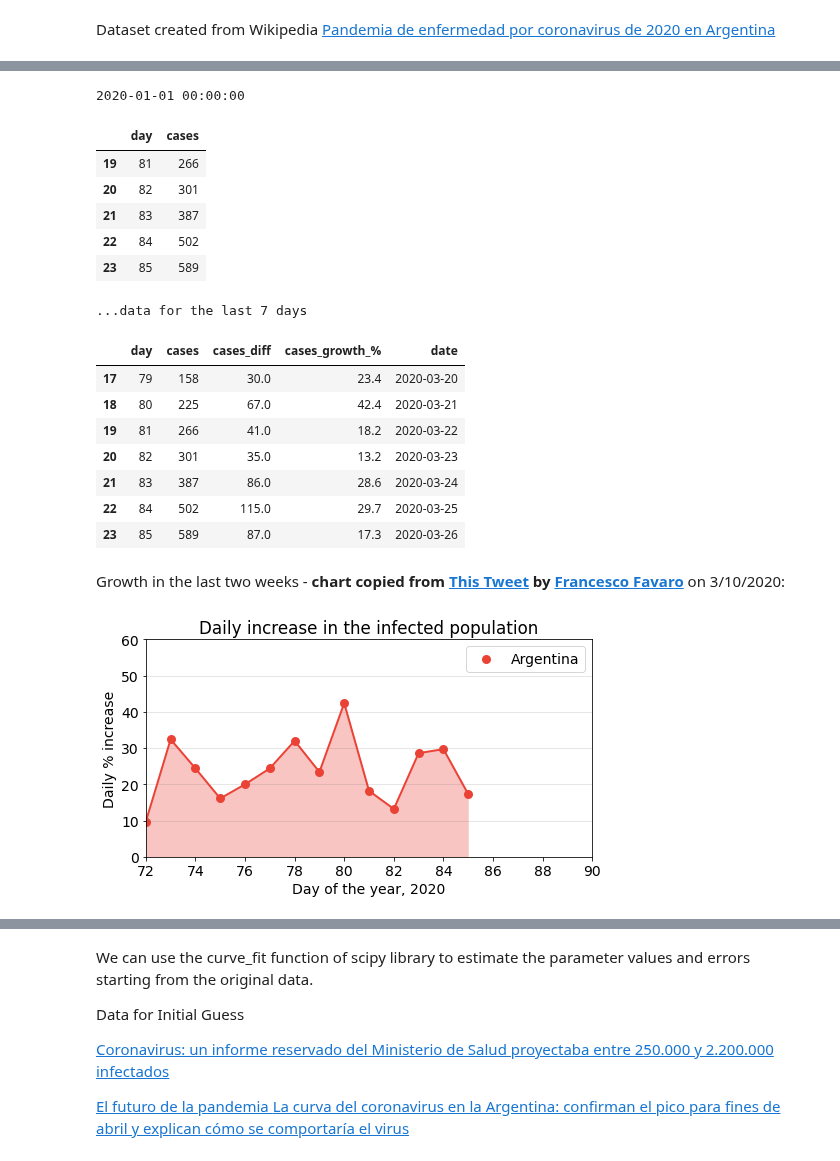
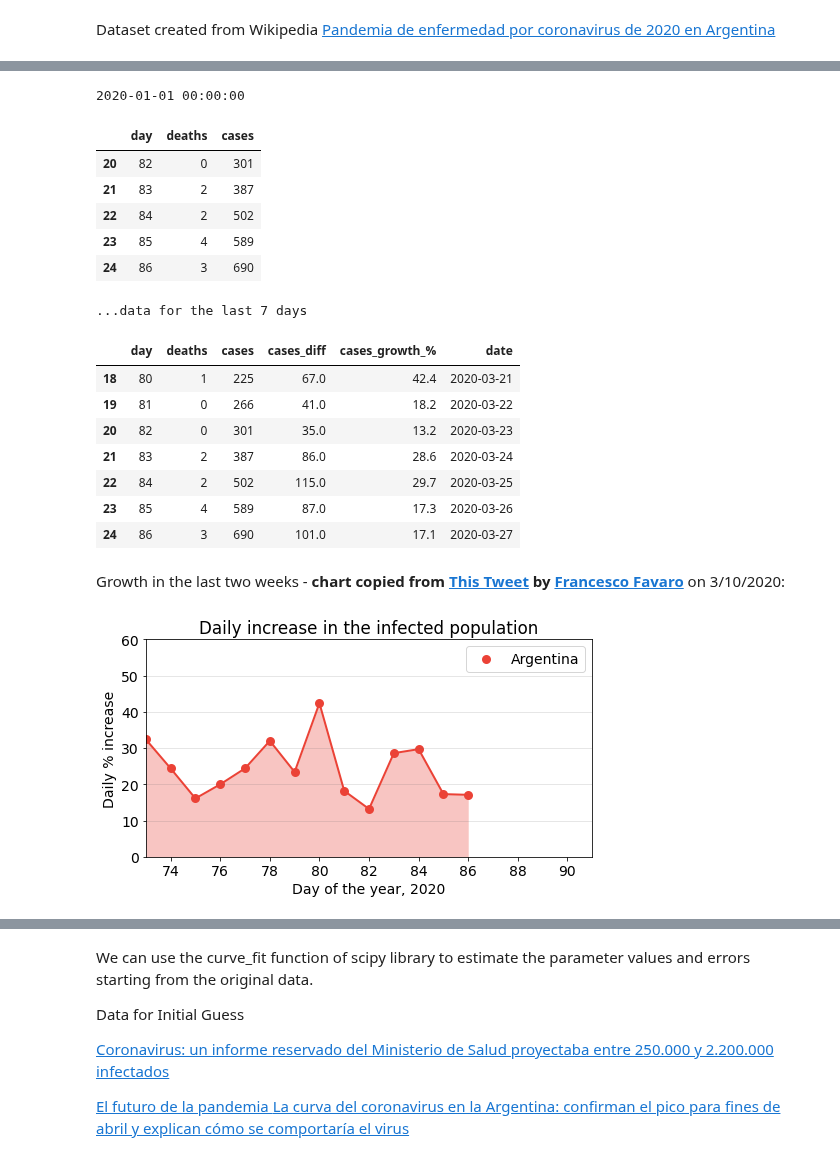
Before and after one commit to thedarsideofit/covid19-ar, a Jupyter notebook: COVID19_AR.ipynb, the cells around one changed output, grey strips where cells are left out. Drawn from its saved outputs; the diff is of its cells as text; code cells hidden in the pictures.

```diff
--- a/COVID19_AR.ipynb
+++ b/COVID19_AR.ipynb
@@ -43,20 +43,20 @@ df
 # %%
 # select 2 columns, rename, and parse the date
 #df = df.rename(columns={"data": 'day', "totale_casi": 'cases'})
-df = df.loc[:, ['day', 'cases']]
+df = df.loc[:, ['day', 'deaths','cases']]
 first_day = datetime(2020, 1, 2) - timedelta(days=1)
 print(first_day)
 df['day'] = df['day'].map(lambda x: (datetime.strptime(x, '%m/%d/%y') - first_day).days)
 
 df.tail()
 # %% [output]
 2020-01-01 00:00:00
-|  | day | cases |
-| 19 | 81 | 266 |
-| 20 | 82 | 301 |
-| 21 | 83 | 387 |
-| 22 | 84 | 502 |
-| 23 | 85 | 589 |
+|  | day | deaths | cases |
+| 20 | 82 | 0 | 301 |
+| 21 | 83 | 2 | 387 |
+| 22 | 84 | 2 | 502 |
+| 23 | 85 | 4 | 589 |
+| 24 | 86 | 3 | 690 |
 # %%
 # the following block is just for displaying the input data, with some unused augmentation
 dfG = df.copy()
@@ -67,14 +67,14 @@ print("...data for the last 7 days")
 dfG[-7:]
 # %% [output]
 ...data for the last 7 days
-|  | day | cases | cases_diff | cases_growth_% | date |
-| 17 | 79 | 158 | 30.0 | 23.4 | 2020-03-20 |
-| 18 | 80 | 225 | 67.0 | 42.4 | 2020-03-21 |
-| 19 | 81 | 266 | 41.0 | 18.2 | 2020-03-22 |
-| 20 | 82 | 301 | 35.0 | 13.2 | 2020-03-23 |
-| 21 | 83 | 387 | 86.0 | 28.6 | 2020-03-24 |
-| 22 | 84 | 502 | 115.0 | 29.7 | 2020-03-25 |
-| 23 | 85 | 589 | 87.0 | 17.3 | 2020-03-26 |
+|  | day | deaths | cases | cases_diff | cases_growth_% | date |
+| 18 | 80 | 1 | 225 | 67.0 | 42.4 | 2020-03-21 |
+| 19 | 81 | 0 | 266 | 41.0 | 18.2 | 2020-03-22 |
+| 20 | 82 | 0 | 301 | 35.0 | 13.2 | 2020-03-23 |
+| 21 | 83 | 2 | 387 | 86.0 | 28.6 | 2020-03-24 |
+| 22 | 84 | 2 | 502 | 115.0 | 29.7 | 2020-03-25 |
+| 23 | 85 | 4 | 589 | 87.0 | 17.3 | 2020-03-26 |
+| 24 | 86 | 3 | 690 | 101.0 | 17.1 | 2020-03-27 |
 # %% [markdown]
 Growth in the last two weeks - **chart copied from [This Tweet](https://twitter.com/Francolino_Bear/status/1237227757509021697) by [Francesco Favaro](https://twitter.com/Francolino_Bear)** on 3/10/2020:
 # %%
@@ -98,7 +98,7 @@ plt.ylabel("Daily % increase")
 plt.legend()
 plt.show()
 # %% [output]
-[figure, old version]
+[figure, new version]
 # %% [markdown]
 We can now analyze the two models I’ll take into the exam, which are the logistic function and the exponential function.
 Each model has three parameters, that will be estimated by a curve fitting calculation on the historical data.
```
Also changed, not shown: parts of 9 cells of this notebook.
